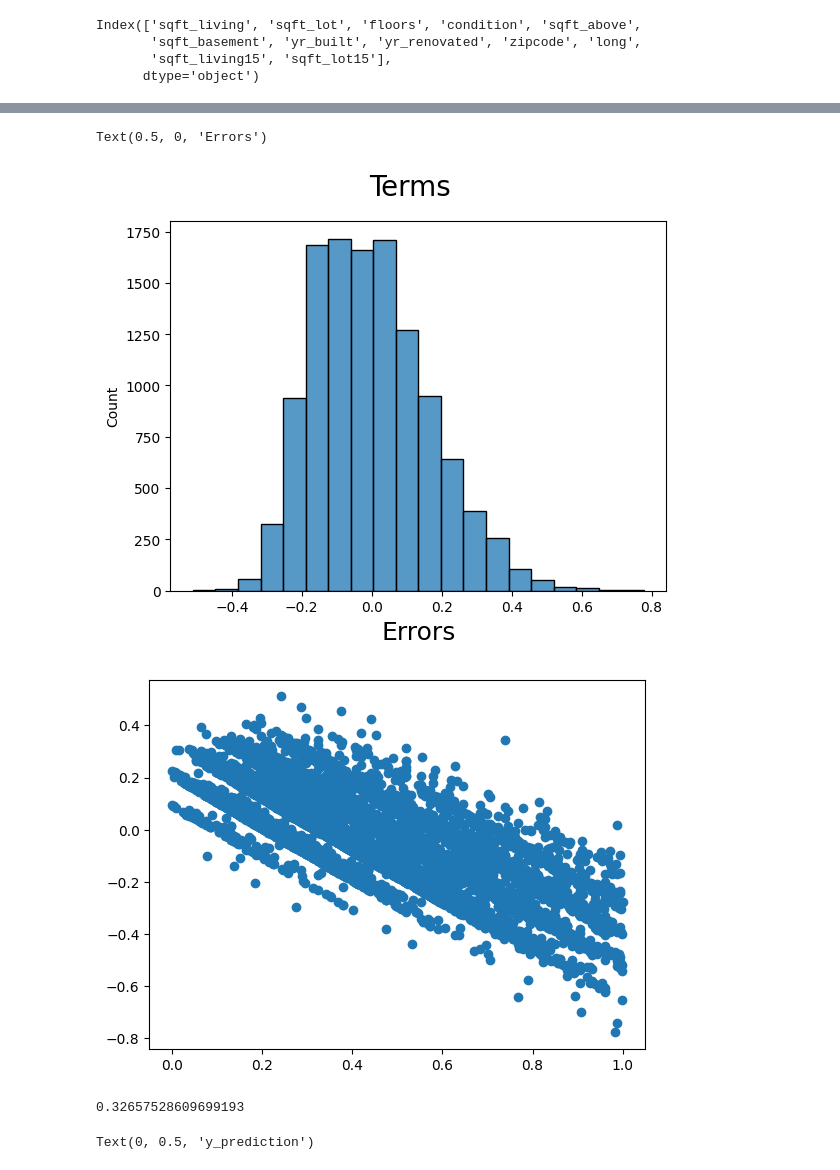
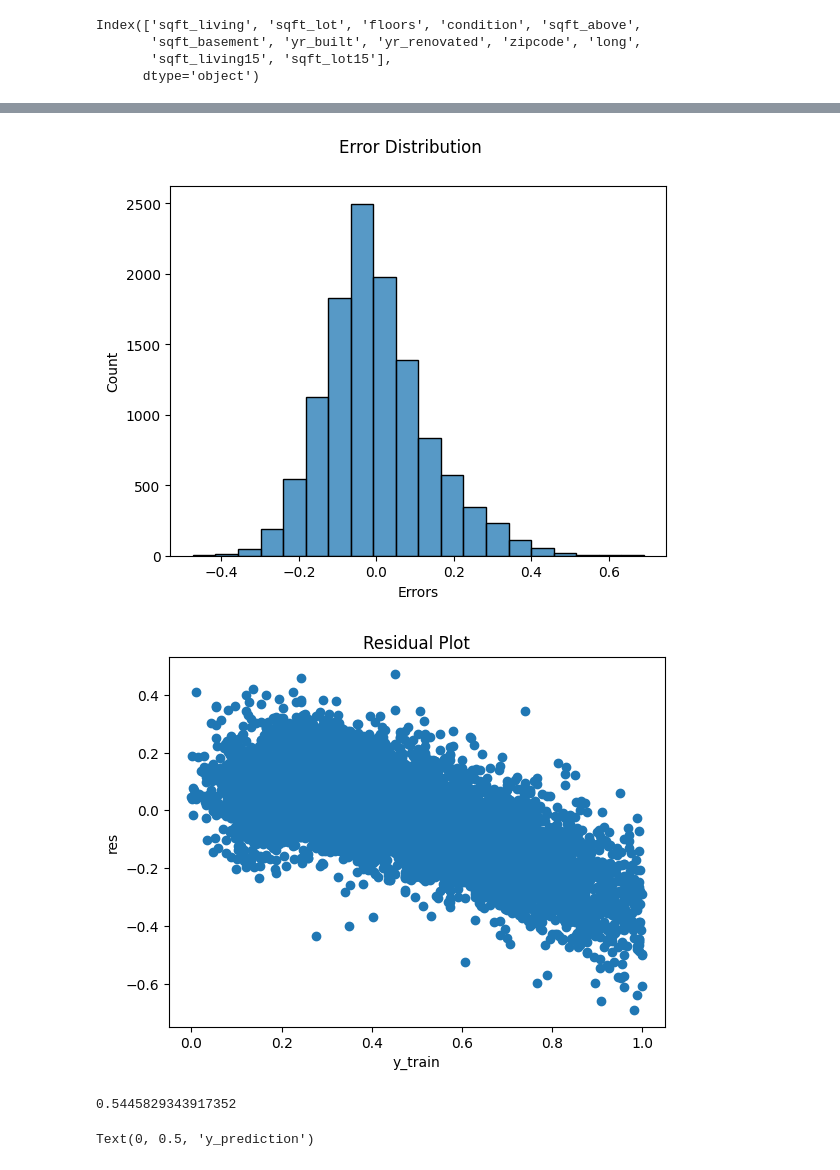
Before and after one commit to elliotb01/linear-regression-machine-learning, a Jupyter notebook: LinearRegression.ipynb, the cells around one changed output, grey strips where cells are left out. Cells and saved outputs as stored; diff of their text form; code cells hidden in the pictures.

```diff
--- a/LinearRegression.ipynb
+++ b/LinearRegression.ipynb
@@ -147,6 +147,3 @@ variables = ['price', 'bedrooms', 'bathrooms', 'sqft_living', 'sqft_lot']
 
 # Fit the scaler only on the training data
 df_train[variables] = scaler.fit_transform(df_train[variables])
-# %%
-y_train = df_train.pop('price')
-X_train = df_train
@@ -223,25 +213,35 @@ strong multicollinearity or other numerical problems.
 # %%
 # Analysis of training data
+import statsmodels.api as sm
+from sklearn.linear_model import LinearRegression
+
+# Train a new linear regression model on the RFE selected features
+lm = LinearRegression()
+lm.fit(X_train_rfe, y_train)
+
 
 y_train_price = lm.predict(X_train_rfe)
 
-res = (y_train_price - y_train)
+res = (y_train - y_train_price)
 
 %matplotlib inline
 fig = plt.figure()
-sns.histplot((y_train - y_train_price), bins = 20)
-fig.suptitle('Terms', fontsize = 20)
-plt.xlabel('Errors', fontsize = 18)
+sns.histplot((res), bins = 20)
+fig.suptitle('Error Distribution')
+plt.xlabel('Errors')
+plt.show()
 # %% [output]
-Text(0.5, 0, 'Errors')
-[figure, old version]
+[figure, new version]
 # %%
 res = (y_train_price - y_train)
 
 plt.scatter(y_train,res)
+plt.title('Residual Plot')
+plt.xlabel('y_train')
+plt.ylabel('res')
 plt.show()
 # %% [output]
-[figure, old version]
+[figure, new version]
 # %%
 # Evaluating the model
 
@@ -257,16 +259,14 @@ X_test = df_test
 from sklearn.metrics import r2_score
 import statsmodels.api as sm
 
+# Make sure columns match
 X_test_rfe = X_test[X_train_rfe.columns]
 
-# Remove constant addition here
-# X_test_rfe = sm.add_constant(X_test_rfe)
-
-y_prediction = lm.predict(X_test_rfe)
+y_pred = lm.predict(X_test_rfe)
 
 r2_score(y_test, y_pred)
 # %% [output]
-0.32657528609699193
+0.5445829343917352
 # %%
 # Plotting y_test and y_prediction to see the spread of data
 fig = plt.figure()
```
Also changed, not shown: parts of 4 cells of this notebook.
